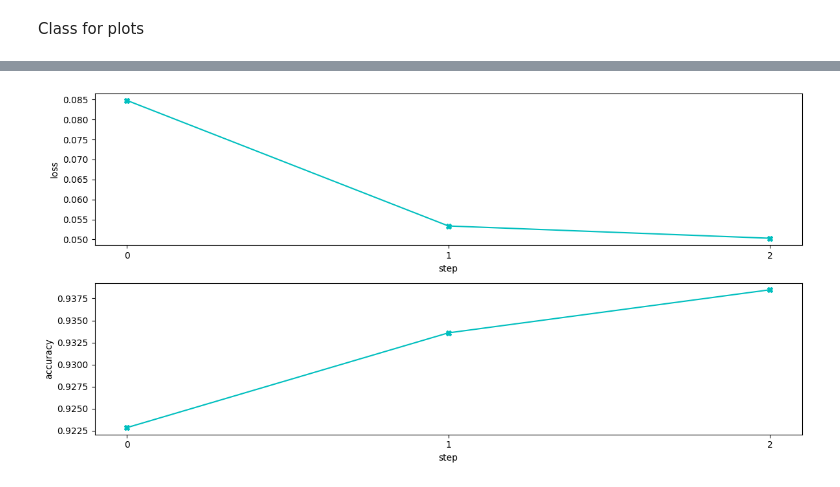
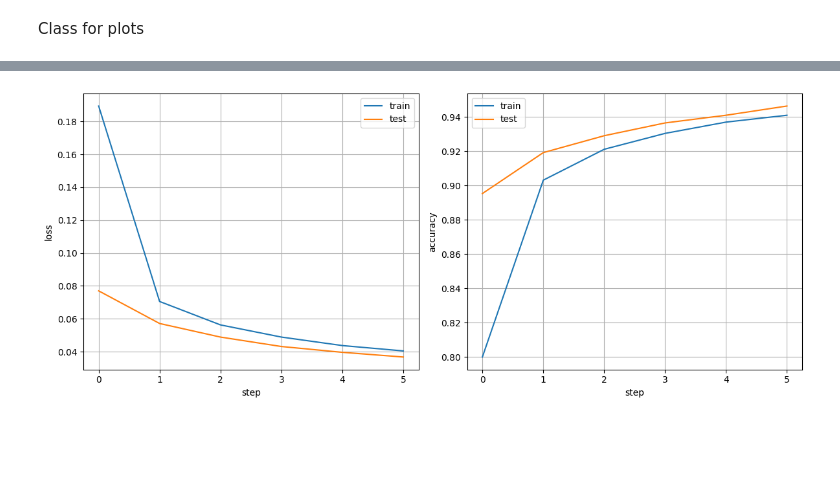
Before and after one commit to Oounce/classical-quantum-mnist, a Jupyter notebook: Quantum_Classification.ipynb, the cells around one changed output, grey strips where cells are left out. Saved outputs shown, nothing was run; the diff lists cells and outputs as text; code cells hidden in the pictures; blank space fills up the shorter version.

```diff
--- a/Quantum_Classification.ipynb
+++ b/Quantum_Classification.ipynb
@@ -36,7 +32,7 @@ Here are the functions, which create mesurements vectror for all patterns in Had
 # %%
 def measurement(img):
-    Mplus = torch.matmul(Hplus, img.flatten().float()).to(device)
-    Mminus = torch.matmul(Hminus, img.flatten().float()).to(device)
+    Mplus = torch.matmul(Hplus, img.flatten()).to(device)
+    Mminus = torch.matmul(Hminus, img.flatten()).to(device)
     M = (Mplus - Mminus)
 
     return M
@@ -158,10 +151,10 @@ How one classifier looks like (state preparation, one layer measurements)
 from matplotlib import pyplot as plt
 from torch.autograd import Variable
 
-angles = Variable(0.1 * torch.randn(1, 10, 3), requires_grad=True)
-feat = torch.randn(64)
-params = (angles,)
+all_weights = Variable(0.1 * torch.randn(1 + 1, num_qubits), requires_grad=True)
+all_bias = Variable(0.1 * torch.ones(1), requires_grad=True)
+params = (all_weights, all_bias)
 
-fig, ax = qml.draw_mpl(circuit)(params[0], feat)
+fig, ax = qml.draw_mpl(circuit)(params[0], params[1])
 plt.show()
 # %% [output]
@@ -260,59 +282,85 @@ Training
+# %%
+def to_device_(list_of_tensors, device):
+    for tensor in list_of_tensors:
+        tensor = tensor.to(device)
+    return list_of_tensors
 # %%
 %%time
 
 from torch.autograd import Variable
 import torch.optim as optim
 
-device = torch.device("cpu")
+pp = ProgressPlotter(groups=['loss', 'accuracy'])
 
-pp = ProgressPlotter()
 q_circuits = qnodes
 
-# random parameters initialization
-all_angles = [Variable(0.1 * torch.randn(num_layers, num_qubits, 3).to(device), requires_grad=True) for i in range(num_classes)]
-all_biases = [Variable(0.1 * torch.ones(1).to(device), requires_grad=True) for i in range(num_classes)]
+# Random parameters initialization
+all_weights = to_device_([Variable(0.1 * torch.randn(num_layers + 1, num_qubits).to(device), requires_grad=True) for i in range(num_classes)], device)
+all_bias = to_device_([Variable(0.1 * torch.ones(1).to(device), requires_grad=True) for i in range(num_classes)], device)
 
-optimizer = optim.Adam(all_angles + all_biases, lr=lr)
+optimizer = optim.Adam(all_weights + all_bias, lr=lr_adam)
 
-params = (all_angles, all_biases)
-print("Num params: ", num_classes * (3 * num_layers * num_qubits + 1))
+params = (all_weights, all_bias)
+print("Num params: ", num_classes * (num_qubits * (num_layers + 1) + 1))
 
 for e in range(num_epochs):
-    loss = 0
+    loss_train = 0
+    acc_train = 0
     for i, batch in enumerate(train_loader):
         measurements, labels = batch
         measurements, labels = measurements.to(device), labels.to(device)
 
         x = measurements[:, most_important].to(device)
 
         optimizer.zero_grad()
 
         curr_cost = margin_loss(q_circuits, params, x, labels)
-        loss += curr_cost.detach().cpu().numpy()[0]
+        l = curr_cost.detach().cpu().numpy()[0]
+        print(l, file=open(f"logs/loss_{e}_6lays_001lr.txt", "a+"))
+        loss_train += l
+
+        pred = classify(q_circuits, params, x)
+        a = accuracy(labels, pred)
+        print(a, file=open(f"logs/acc_{e}_6lays_001lr.txt", "a+"))
+        acc_train += a
+
         curr_cost.backward()
-
         optimizer.step()
 
-        print(f"Train: Epoch {e}, batch #{i+1}/{len(train_loader)}, loss={curr_cost.detach().cpu().numpy()[0]}")
+        print(f"Train: Epoch {e}, batch #{i+1}/{len(train_loader)}, loss={l}")
 
-    loss /= len(train_loader)
+    loss_train /= len(train_loader)
+    acc_train /= len(train_loader)
 
-    acc = 0
+    loss_val = 0
+    acc_val = 0
     for i, batch in enumerate(test_loader):
         measurements, labels = batch
         measurements, labels = measurements.to(device), labels.to(device)
 
         x = measurements[:, most_important].to(device)
 
+        curr_cost = margin_loss(q_circuits, params, x, labels)
+        l = curr_cost.detach().cpu().numpy()[0]
+        print(l, file=open(f"logs/loss_val_{e}_6lays_001lr.txt", "a+"))
+        loss_val += l
+
         pred = classify(q_circuits, params, x)
-        acc += accuracy(labels, pred)
+        a = accuracy(labels, pred)
+        print(a, file=open(f"logs/acc_val_{e}_6lays_001lr.txt", "a+"))
+        acc_val += a
 
-        print(f"Validation: Epoch {e}, batch #{i+1}/{len(test_loader)}, accuracy={accuracy(labels, pred)}")
+        print(f"Validation: Epoch {e}, batch #{i+1}/{len(test_loader)}, accuracy={a}")
 
-    acc /= len(test_loader)
+    loss_val /= len(test_loader)
+    acc_val /= len(test_loader)
 
-    pp.add_scalar(tag="loss", value=loss)
-    pp.add_scalar(tag="accuracy", value=acc)
-    pp.display_plot()
+    pp.add_scalar('loss', loss_train, 'train')
+    pp.add_scalar('loss', loss_val, 'test')
+
+    pp.add_scalar('accuracy', acc_train, 'train')
+    pp.add_scalar('accuracy', acc_val, 'test')
+
+    pp.display()
 # %% [output]
-[figure, old version]
+[figure, new version]
```
Also changed, not shown: parts of 25 cells of this notebook, 2 other files.
